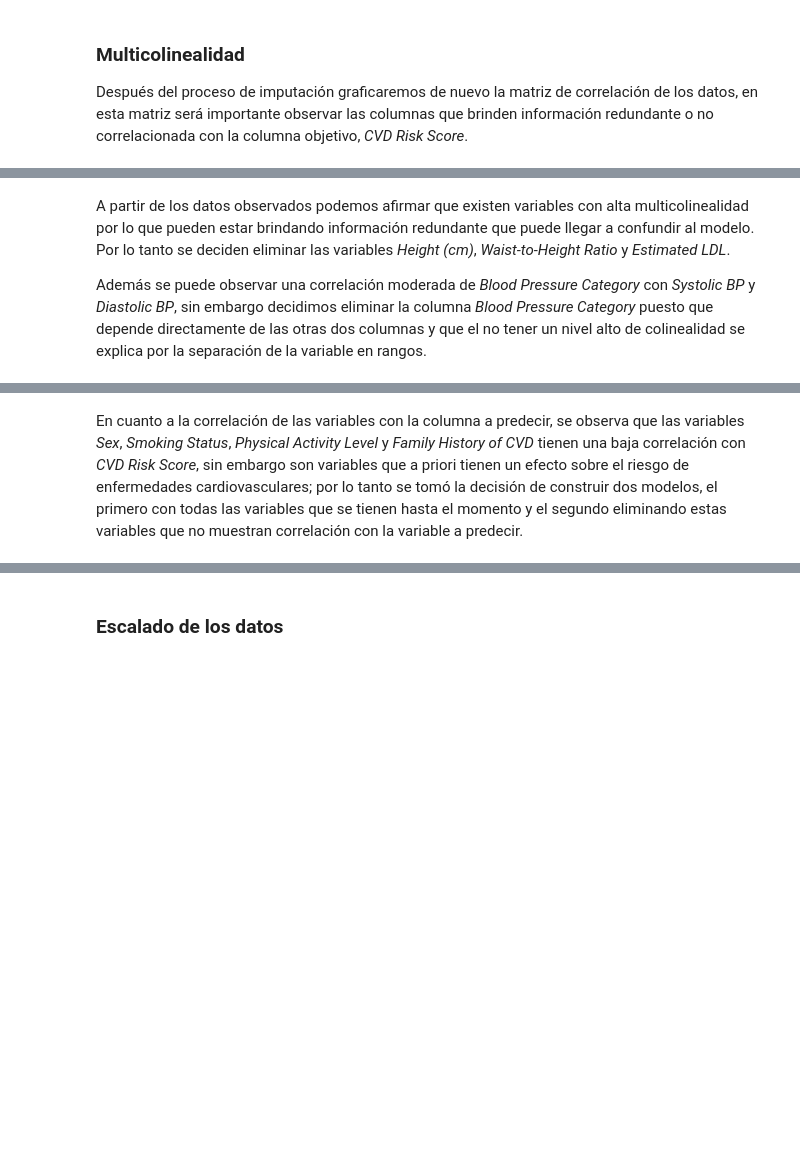
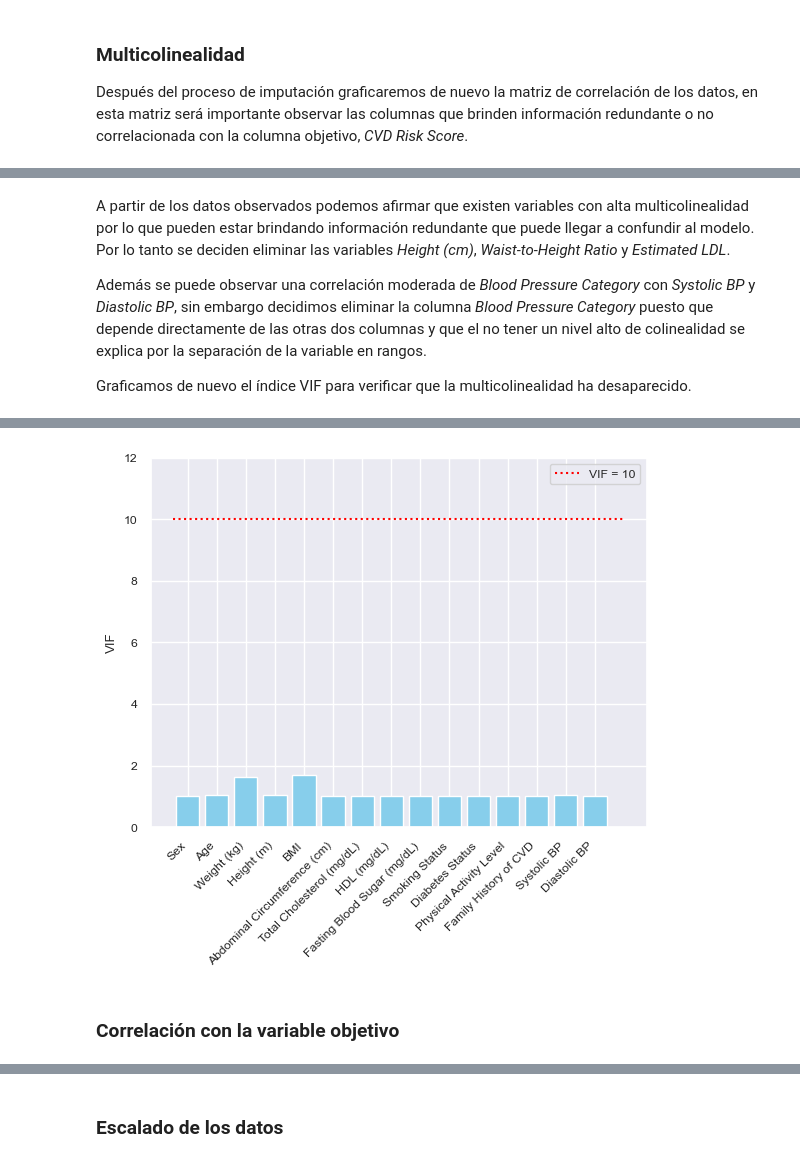
Before and after one commit to serferre2004/Laboratorios_MachineLearning, a Jupyter notebook: Laboratorio1/Laboratorio 1.ipynb, the cells around one changed output, grey strips where cells are left out. Saved outputs shown, nothing was run; the diff lists cells and outputs as text; code cells hidden in the pictures; blank space fills up the shorter version.

Commit message:
parámetro VIF para multicolinealidad

```diff
--- a/Laboratorio1/Laboratorio 1.ipynb
+++ b/Laboratorio1/Laboratorio 1.ipynb
@@ -461,7 +494,9 @@ sns.heatmap(data.corr(), ax=ax, cmap='rainbow', annot=True, fmt='.2f', annot_kws
 A partir de los datos observados podemos afirmar que existen variables con alta multicolinealidad por lo que pueden estar brindando información redundante que puede llegar a confundir al modelo. Por lo tanto se deciden eliminar las variables *Height (cm)*, *Waist-to-Height Ratio* y *Estimated LDL*.
 
 Además se puede observar una correlación moderada de *Blood Pressure Category* con *Systolic BP* y *Diastolic BP*, sin embargo decidimos eliminar la columna *Blood Pressure Category* puesto que depende directamente de las otras dos columnas y que el no tener un nivel alto de colinealidad se explica por la separación de la variable en rangos.
+
+Graficamos de nuevo el índice VIF para verificar que la multicolinealidad ha desaparecido.
 # %%
 data.drop(columns=['Height (cm)', 'Waist-to-Height Ratio', 'Estimated LDL (mg/dL)', 'Blood Pressure Category'], inplace=True)
-data.sample(5)
+plot_vif(data)
 # %% [output]
@@ -474,2 +503,4 @@ data.sample(5)
+[figure, added]
 # %% [markdown]
-En cuanto a la correlación de las variables con la columna a predecir, se observa que las variables *Sex*, *Smoking Status*, *Physical Activity Level* y *Family History of CVD* tienen una baja correlación con *CVD Risk Score*, sin embargo son variables que a priori tienen un efecto sobre el riesgo de enfermedades cardiovasculares; por lo tanto se tomó la decisión de construir dos modelos, el primero con todas las variables que se tienen hasta el momento y el segundo eliminando estas variables que no muestran correlación con la variable a predecir.
+<a id="3_3"></a>
+### Correlación con la variable objetivo
```
Also changed, not shown: parts of 13 cells of this notebook.
